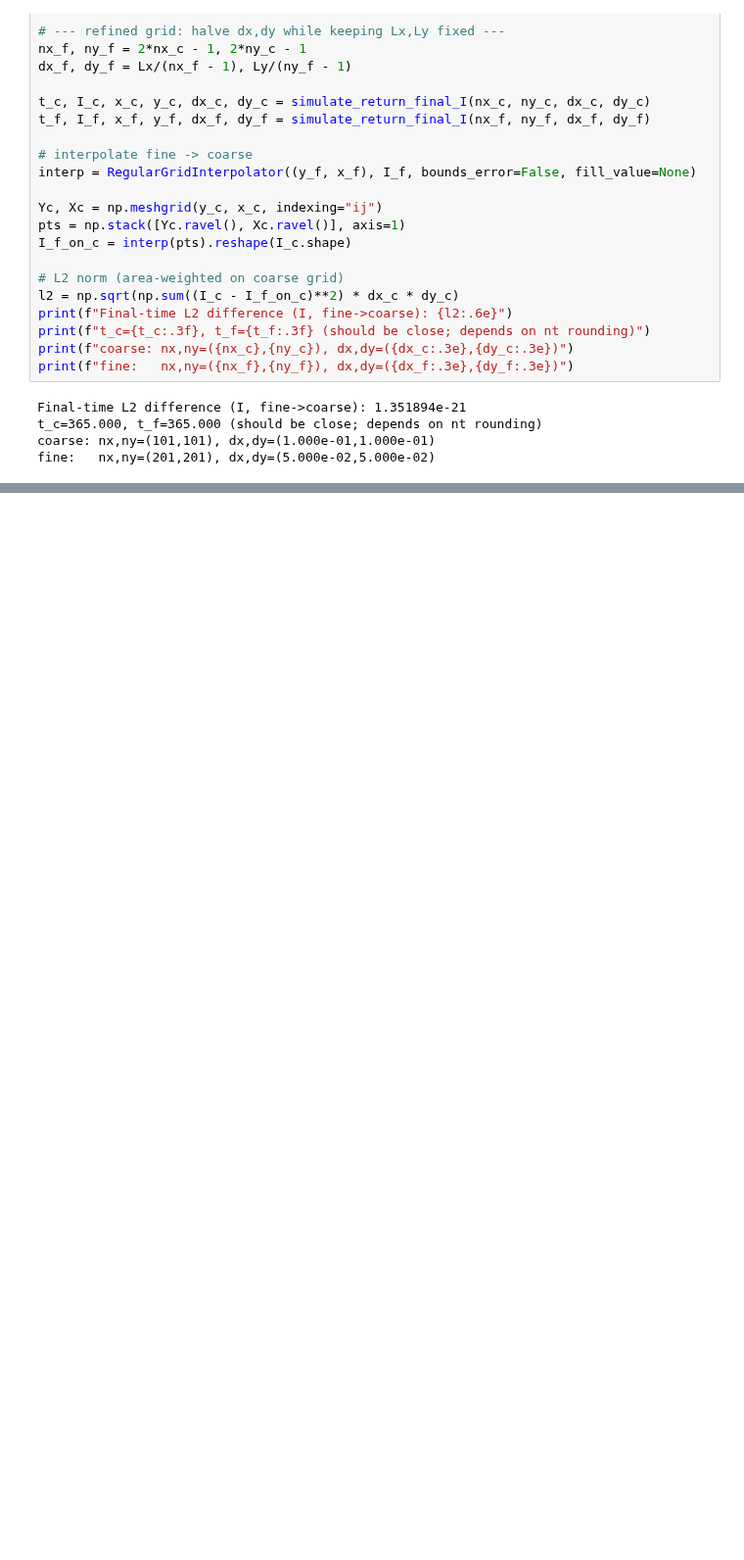
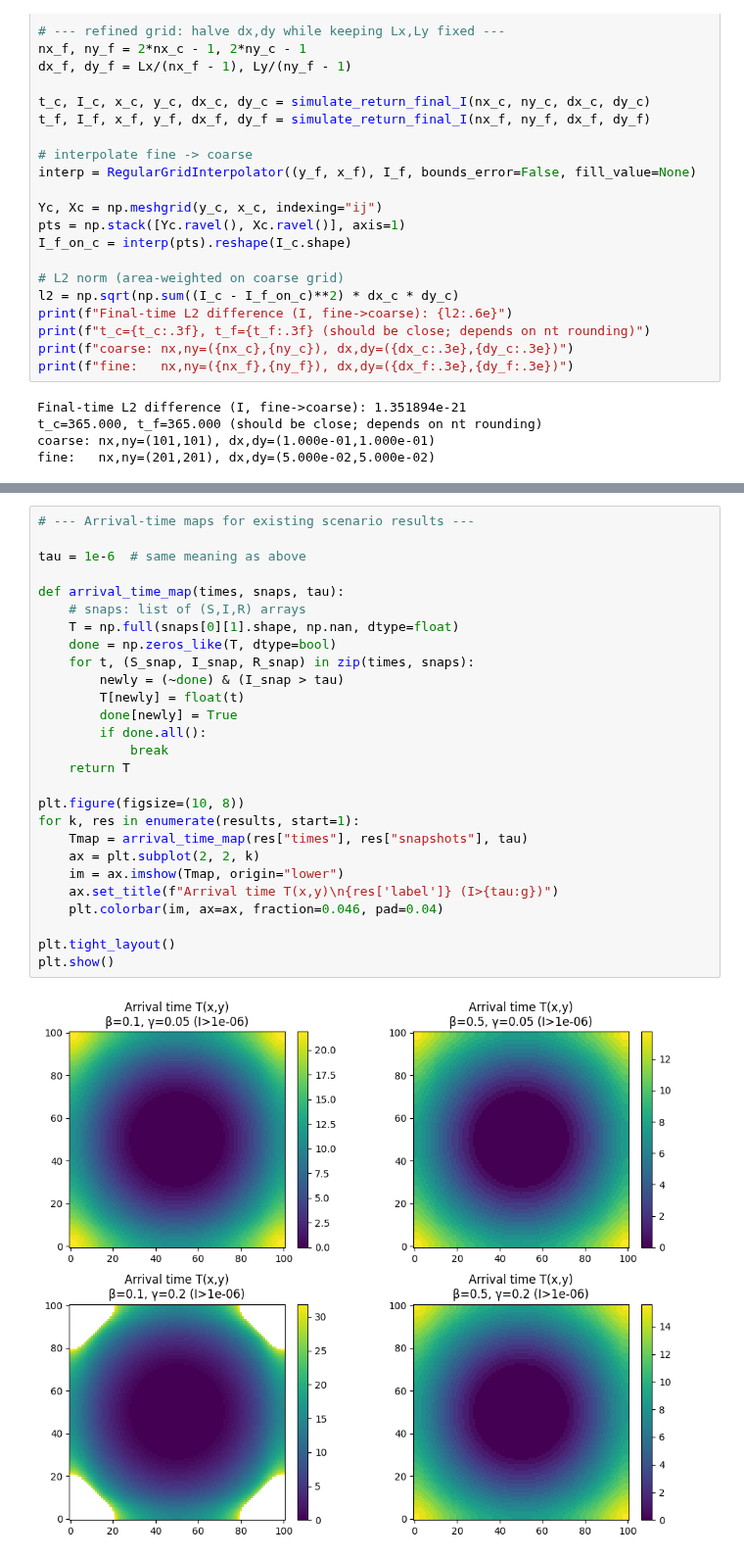
Before and after one commit to aeblik/SIR-Model, a Jupyter notebook: model/dynamic_sir_2d.ipynb, the cells around one changed output, grey strips where cells are left out. Shown at 98% size. Saved outputs shown, nothing was run; the diff lists cells and outputs as text; blank space fills up the shorter version.

```diff
--- a/model/dynamic_sir_2d.ipynb
+++ b/model/dynamic_sir_2d.ipynb
@@ -856,0 +839,29 @@ fine:   nx,ny=(201,201), dx,dy=(5.000e-02,5.000e-02)
+# %%
+# --- Arrival-time maps for existing scenario results ---
+
+tau = 1e-6  # same meaning as above
+
+def arrival_time_map(times, snaps, tau):
+    # snaps: list of (S,I,R) arrays
+    T = np.full(snaps[0][1].shape, np.nan, dtype=float)
+    done = np.zeros_like(T, dtype=bool)
+    for t, (S_snap, I_snap, R_snap) in zip(times, snaps):
+        newly = (~done) & (I_snap > tau)
+        T[newly] = float(t)
+        done[newly] = True
+        if done.all():
+            break
+    return T
+
+plt.figure(figsize=(10, 8))
+for k, res in enumerate(results, start=1):
+    Tmap = arrival_time_map(res["times"], res["snapshots"], tau)
+    ax = plt.subplot(2, 2, k)
+    im = ax.imshow(Tmap, origin="lower")
+    ax.set_title(f"Arrival time T(x,y)\n{res['label']} (I>{tau:g})")
+    plt.colorbar(im, ax=ax, fraction=0.046, pad=0.04)
+
+plt.tight_layout()
+plt.show()
+# %% [output]
+[figure, added]
```
Also changed, not shown: parts of 5 cells of this notebook, 3 other files.
